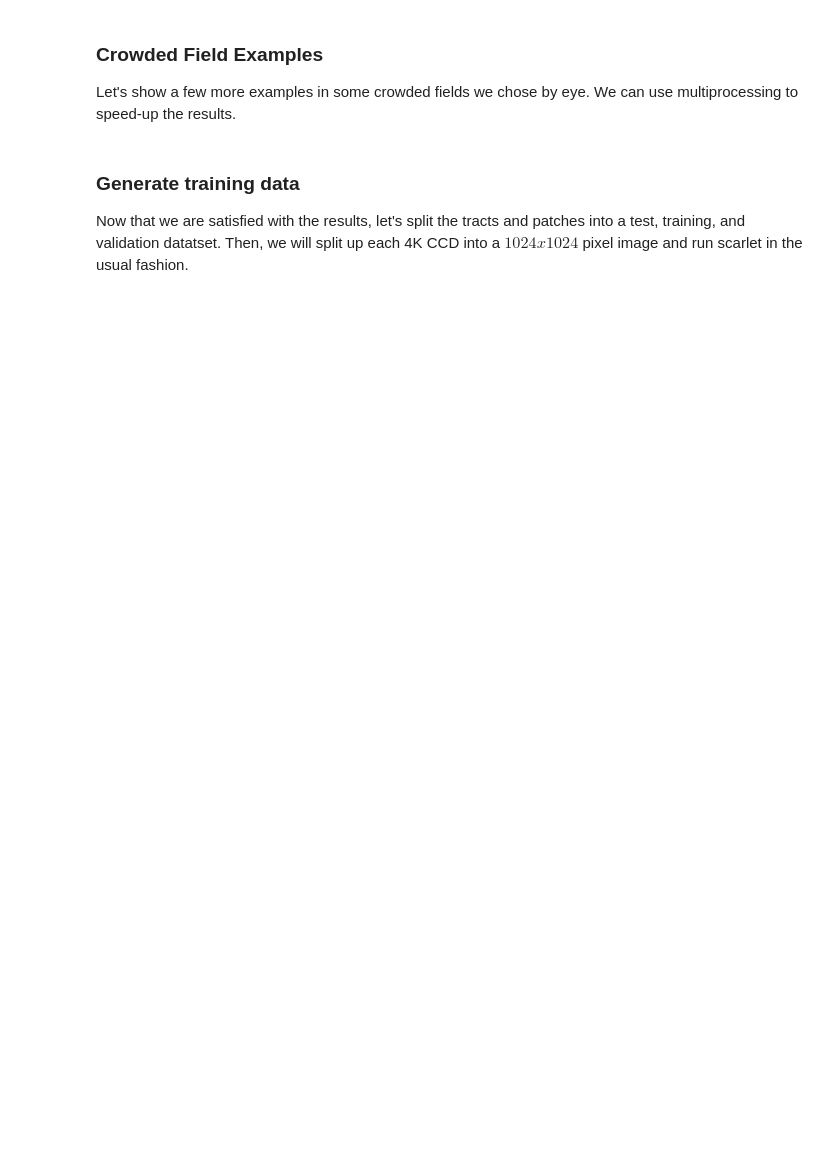
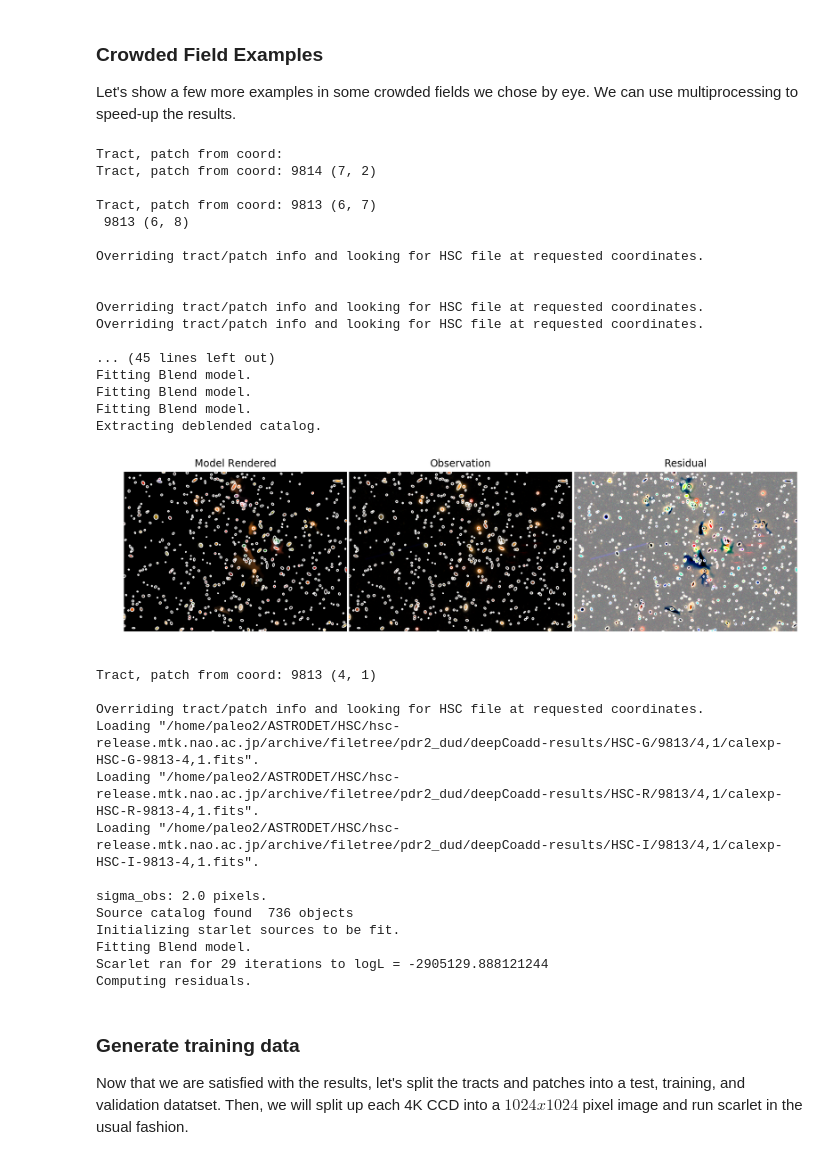
Before and after one commit to burke86/deepdisc, a Jupyter notebook: training_data.ipynb, the cells around one changed output. Drawn from its saved outputs; the diff is of its cells as text; code cells hidden in the pictures; blank space fills up the shorter version.

```diff
--- a/training_data.ipynb
+++ b/training_data.ipynb
@@ -172,23 +171,44 @@ processes = 20
 # %%
 ras = [149.9234, 149.8460, 149.9244, 150.4154, 151.2481, 150.1958, 148.4212, 150.7502]
 decs = [3.0282, 2.8791, 3.0290, 2.4298, 1.8747, 1.6495, 1.5768, 2.3446]
 
 examples_coords = SkyCoord(ras, decs, unit='deg')
 
-# Arguments for generate_training_data_example
-plot_image = False
-plot_stretch_Q = False
-plot_scene = True,
-plot_likelihood = False
-write_results = False
-cutout_size = [128, 128]
-
-args = zip(examples_coords, repeat(plot_image), repeat(plot_stretch_Q), repeat(plot_scene),
-           repeat(plot_likelihood), repeat(write_results), repeat(cutout_size))
-
 # Pool each image to a CPU
 with multiprocessing.Pool(processes=processes) as pool:
-    results = pool.starmap(generate_training_data_example, args)
+    results = pool.map(generate_training_data_example, examples_coords)
+# %% [output]
+Tract, patch from coord:
+Tract, patch from coord: 9814 (7, 2)
+
+Tract, patch from coord: 9813 (6, 7)
+ 9813 (6, 8)
+
+Overriding tract/patch info and looking for HSC file at requested coordinates.
+
+
+Overriding tract/patch info and looking for HSC file at requested coordinates.
+Overriding tract/patch info and looking for HSC file at requested coordinates.
+
+... (45 lines left out)
+Fitting Blend model.
+Fitting Blend model.
+Fitting Blend model.
+Extracting deblended catalog.
+[figure, added]
+Tract, patch from coord: 9813 (4, 1)
+
+Overriding tract/patch info and looking for HSC file at requested coordinates.
+Loading "/home/paleo2/ASTRODET/HSC/hsc-release.mtk.nao.ac.jp/archive/filetree/pdr2_dud/deepCoadd-results/HSC-G/9813/4,1/calexp-HSC-G-9813-4,1.fits".
+Loading "/home/paleo2/ASTRODET/HSC/hsc-release.mtk.nao.ac.jp/archive/filetree/pdr2_dud/deepCoadd-results/HSC-R/9813/4,1/calexp-HSC-R-9813-4,1.fits".
+Loading "/home/paleo2/ASTRODET/HSC/hsc-release.mtk.nao.ac.jp/archive/filetree/pdr2_dud/deepCoadd-results/HSC-I/9813/4,1/calexp-HSC-I-9813-4,1.fits".
+
+sigma_obs: 2.0 pixels.
+Source catalog found  736 objects
+Initializing starlet sources to be fit.
+Fitting Blend model.
+Scarlet ran for 29 iterations to logL = -2905129.888121244
+Computing residuals.
 # %% [markdown]
 ### Generate training data
 
```
Also changed, not shown: parts of 3 cells of this notebook, 2 other files.
